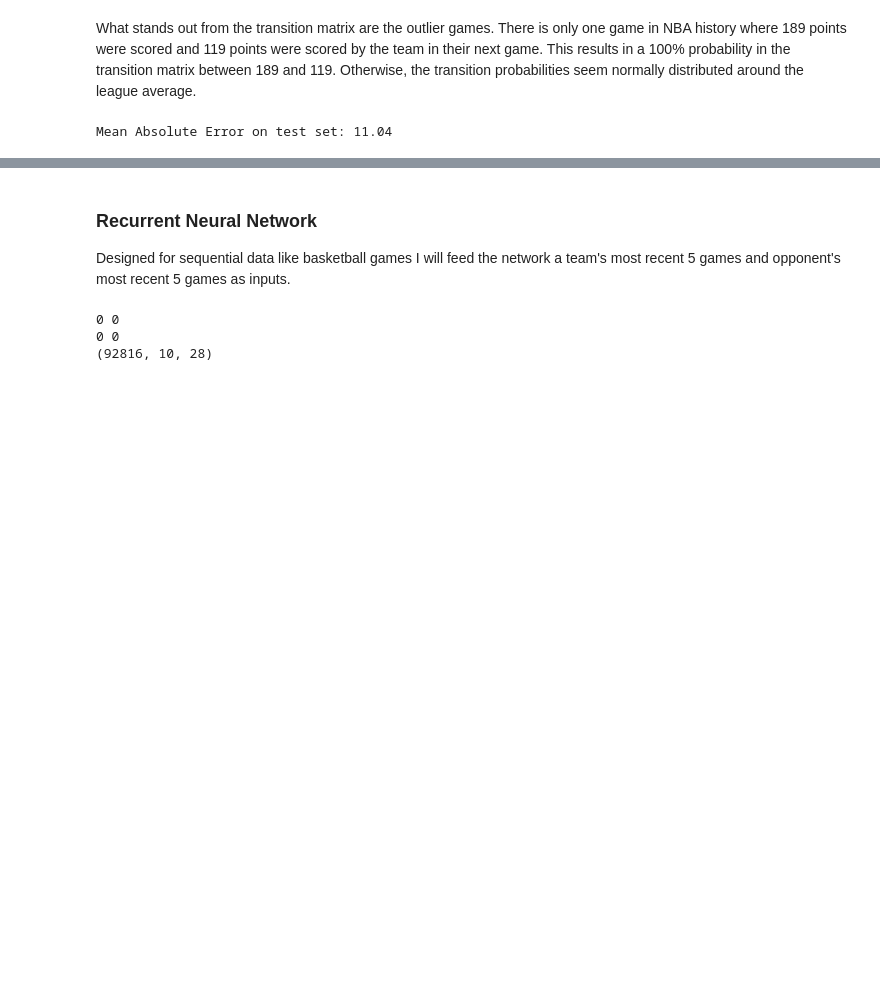
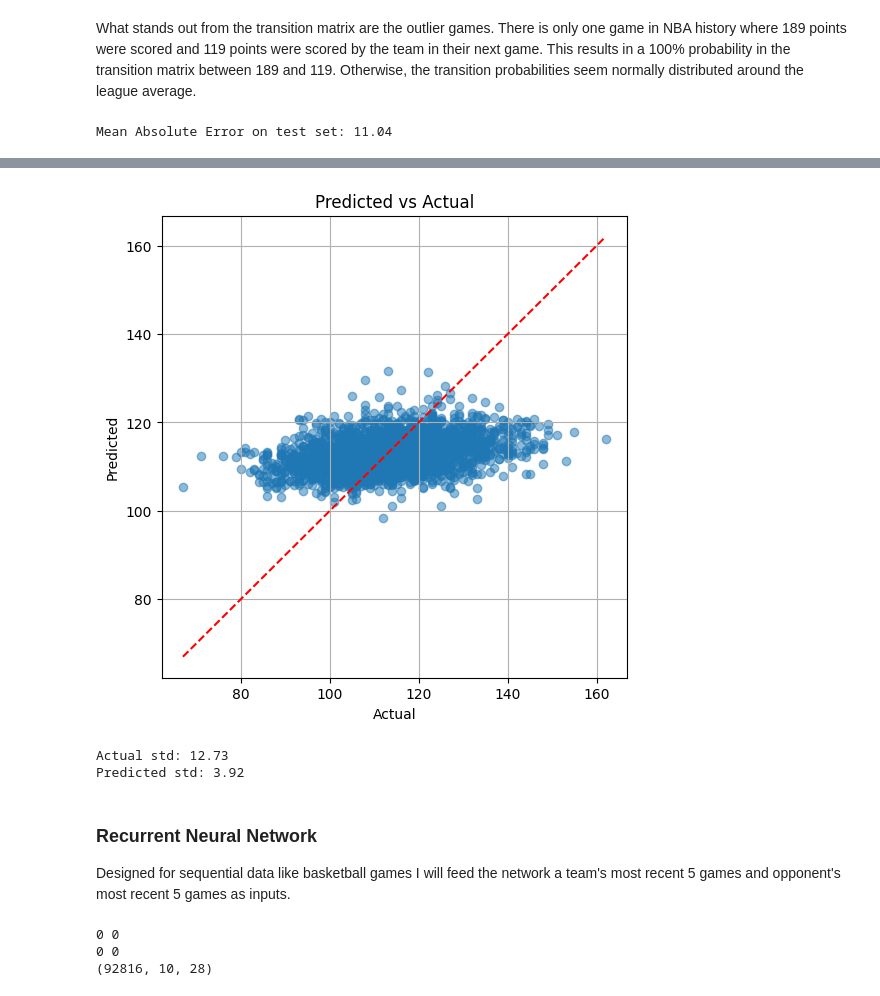
Before and after one commit to wtbtucker/NBA-Machine-Learning-Sports-Betting, a Jupyter notebook: data_mining_pipeline.ipynb, the cells around one changed output, grey strips where cells are left out. Saved outputs shown, nothing was run; the diff lists cells and outputs as text; code cells hidden in the pictures; blank space fills up the shorter version.

```diff
--- a/data_mining_pipeline.ipynb
+++ b/data_mining_pipeline.ipynb
@@ -398,11 +410,12 @@ plt.show()
 # %%
 # Train/test split
-ff_train = season_avg_df[season_avg_df['SEASON_ID'] != '2024']
+ff_train = season_avg_df[(season_avg_df['SEASON_ID'] != '2024') & (season_avg_df['SEASON_ID']!='2023')]
+ff_val = season_avg_df[season_avg_df['SEASON_ID'] == '2023']
 ff_test = season_avg_df[season_avg_df['SEASON_ID'] == '2024']
 
 
 # Features (your team and opponent rolling stats)
-feature_cols = [col for col in season_avg_df.columns if '_season_avg' in col]
+feature_cols = [col for col in season_avg_df.columns if '_season_avg' in col] + ['AT_HOME', 'DAYS_REST']
 
 # Target (what you want to predict)
 target_col = 'PTS'  # or normalized 'PTS_normalized', depending
@@ -410,10 +423,14 @@ target_col = 'PTS'  # or normalized 'PTS_normalized', depending
 X_train = ff_train[feature_cols]
 y_train = ff_train[target_col]
 
+X_val = ff_val[feature_cols]
+y_val = ff_val[target_col]
+
 X_test = ff_test[feature_cols]
 y_test = ff_test[target_col]
 
 print(f'Training lengths: {len(X_train)}, {len(y_train)}')
+print(f'Validation lengths: {len(X_val)}, {len(y_val)}')
 print(f'Testing lengths: {len(X_test)}, {len(y_test)}')
 print(X_train.columns)
 # %% [output]
@@ -435,4 +462,5 @@ from sklearn.preprocessing import StandardScaler
 # Normalize features and convert to tensor
 scaler = StandardScaler()
 X_train = scaler.fit_transform(X_train)
+X_val = scaler.transform(X_val)
 X_test = scaler.transform(X_test)
@@ -447,20 +483,21 @@ model = keras.Sequential([
     layers.Dense(1)  # Single output for points
 ])
 
-model.compile(optimizer=keras.optimizers.Nadam(learning_rate=0.001), loss='mean_absolute_error')
+model.compile(optimizer=keras.optimizers.Nadam(learning_rate=0.001), loss='mean_squared_error')
 # %%
 from tensorflow.keras.callbacks import EarlyStopping
 
 # Define early stopping
 early_stop = EarlyStopping(
     monitor='val_loss',   # Watch validation loss
-    patience=10,           # Stop after 5 epochs with no improvement
+    patience=20,           # Stop after 5 epochs with no improvement
     restore_best_weights=True  # Roll back to best model
 )
 
 history = model.fit(
-    X_train, y_train,
-    validation_split=0.2,
+    x=X_train,
+    y=y_train,
+    validation_data=(X_val, y_val),
     epochs=50,
     batch_size=32,
     verbose=1,
@@ -491,4 +528,13 @@ y_pred = model.predict(X_test)
 # Compute MAE
 mae = mean_absolute_error(y_test, y_pred)
 print(f"Test MAE: {mae:.2f}")
+
+plt.figure(figsize=(6, 6))
+plt.scatter(y_test, y_pred, alpha=0.5)
+plt.plot([y_test.min(), y_test.max()], [y_test.min(), y_test.max()], 'r--')  # Diagonal line
+plt.xlabel('Actual')
+plt.ylabel('Predicted')
+plt.title('Predicted vs Actual')
+plt.grid(True)
+plt.show()
 # %% [output]
@@ -497,3 +543,10 @@ Test MAE: 9.66
+[figure, added]
+# %%
+print(f"Actual std: {np.std(y_test):.2f}")
+print(f"Predicted std: {np.std(y_pred):.2f}")
+# %% [output]
+Actual std: 12.73
+Predicted std: 3.92
 # %% [markdown]
 ### Recurrent Neural Network
 Designed for sequential data like basketball games I will feed the network a team's most recent 5 games and opponent's most recent 5 games as inputs.
```
Also changed, not shown: parts of 13 cells of this notebook.
